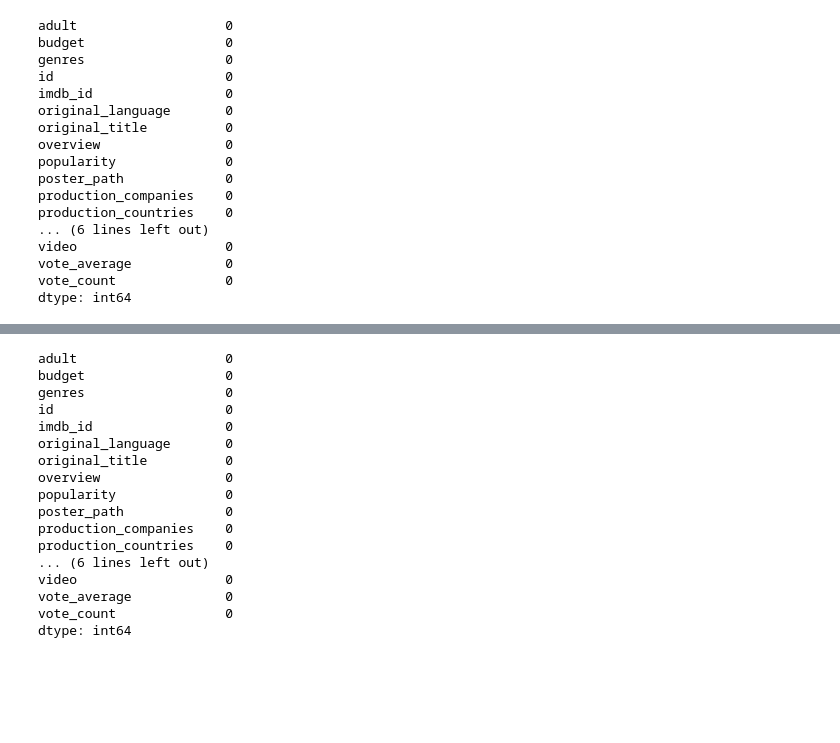
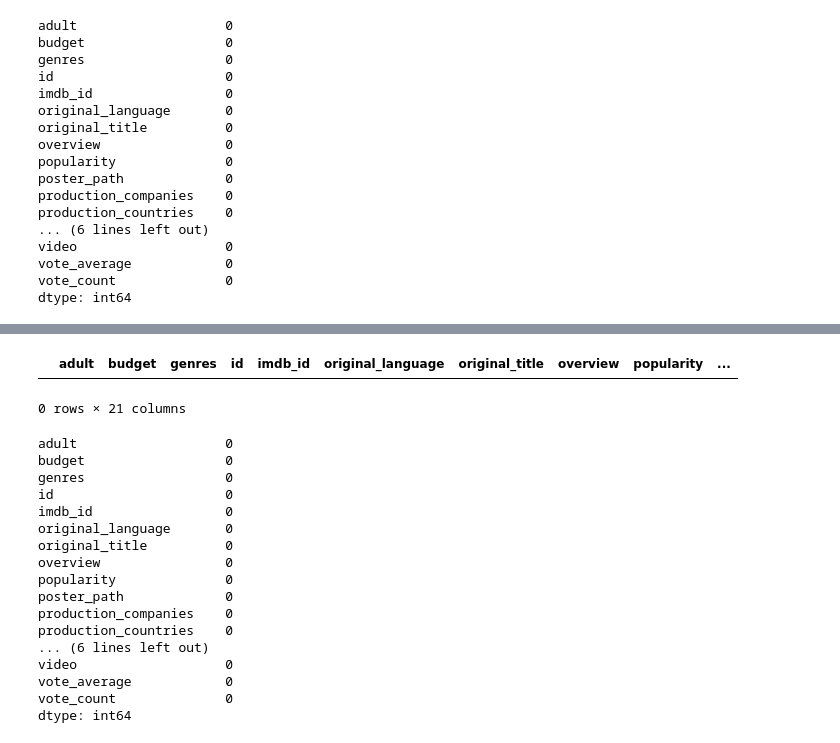
Before and after one commit to salenewOrld/netflix-movies-suggestion, a Jupyter notebook: Final/Untitled3.ipynb, the cells around one changed output, grey strips where cells are left out. Saved outputs shown, nothing was run; the diff lists cells and outputs as text; code cells hidden in the pictures; blank space fills up the shorter version.

```diff
--- a/Final/Untitled3.ipynb
+++ b/Final/Untitled3.ipynb
@@ -340,6 +354,11 @@ df.loc[df['genres'] == 'Science Fiction']
 | 45367 | False | 0 | Science Fiction | 449696 | tt0105492 | en | The Stranger: Summoned by Shadows | Wearied by his travels through ti... | 3.5e-05 | ... |
 | 45459 | False | 0 | Science Fiction | 222848 | tt0112613 | en | Caged Heat 3000 | It's the year 3000 AD. The world'... | 0.661558 | ... |
 193 rows × 21 columns
+# %%
+df.loc[df['genres'] == 'SciFi']
+# %% [output]
+|  | adult | budget | genres | id | imdb_id | original_language | original_title | overview | popularity | ... |
+0 rows × 21 columns
 # %%
 #check whether renamed columns are null or not
 df.isna().sum()
```
Also changed, not shown: parts of 24 cells of this notebook.
